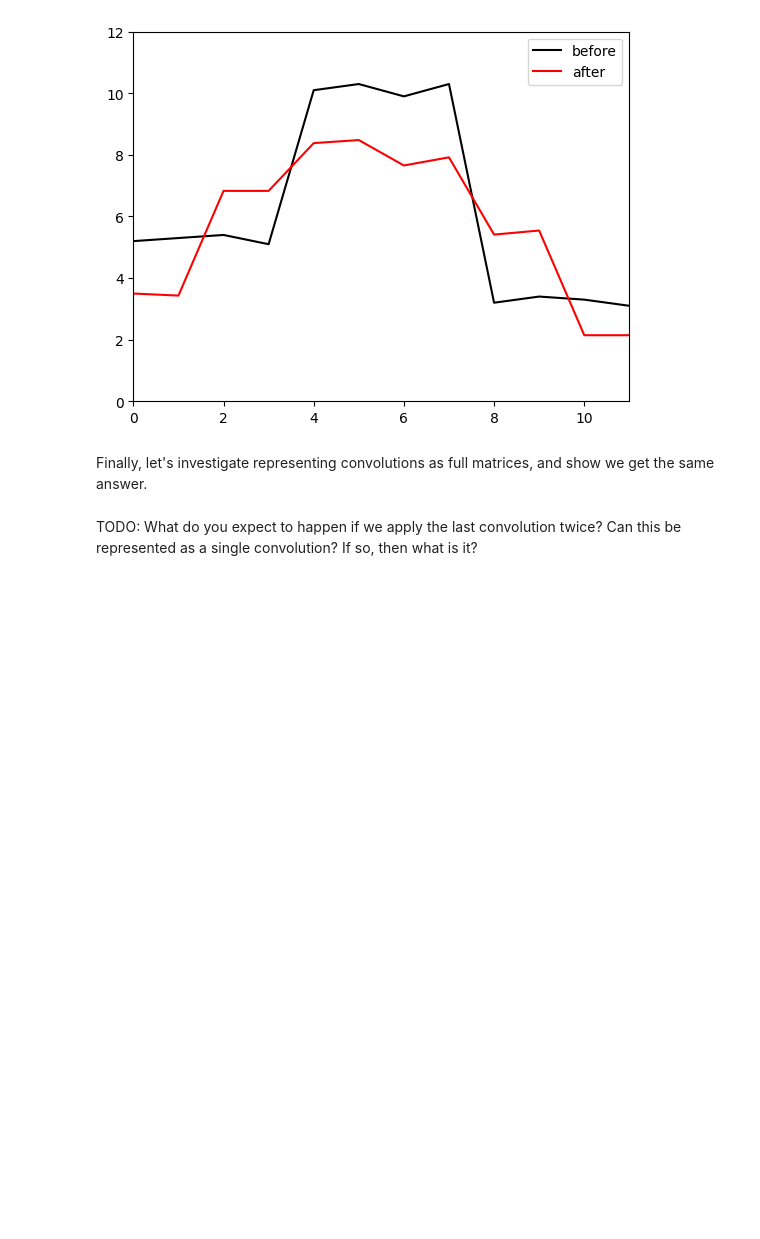
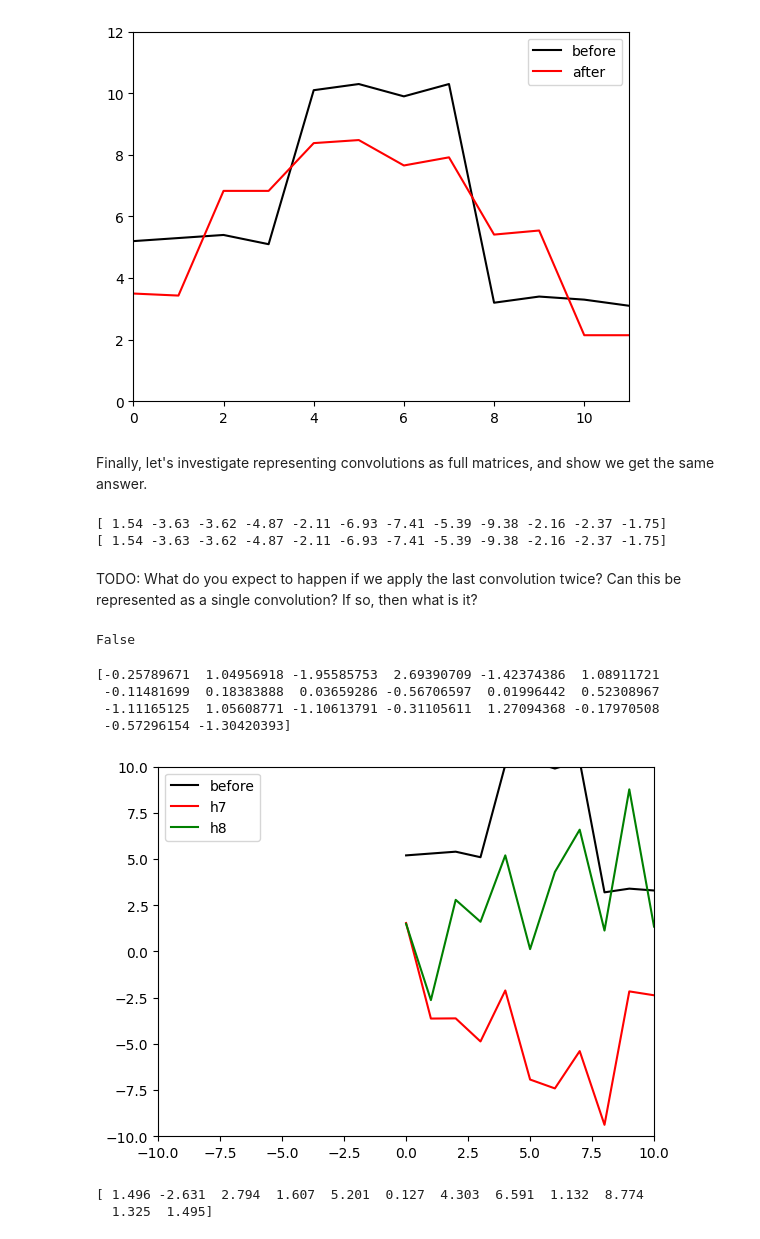
Before and after one commit to 22022658NguyenTienKhoi/Rooting-AI, a Jupyter notebook: Notebooks/Chap10/10_1_1D_Convolution.ipynb, the cells around one changed output. Drawn from its saved outputs; the diff is of its cells as text; code cells hidden in the pictures; blank space fills up the shorter version.

```diff
--- a/Notebooks/Chap10/10_1_1D_Convolution.ipynb
+++ b/Notebooks/Chap10/10_1_1D_Convolution.ipynb
@@ -193,10 +193,11 @@ def get_conv_mat_3_1_1_zp(n_out, omega):
   omega_mat = np.zeros((n_out,n_out))
   # TODO Fill in this matrix
   # Replace this line:
-  omega_mat = omega_mat
-
-
-
+  for i in range(len(omega_mat)):
+    for j in range(3):
+      idx = i + j - 1
+      if 0 <= idx < len(omega_mat):
+        omega_mat[i,idx] = omega[j]
   return omega_mat
 # %%
 # Run original convolution
@@ -208,5 +209,8 @@ print(h6)
 omega_mat = get_conv_mat_3_1_1_zp(len(x), omega)
 h7 = np.matmul(omega_mat, x)
 print(h7)
+# %% [output]
+[ 1.54 -3.63 -3.62 -4.87 -2.11 -6.93 -7.41 -5.39 -9.38 -2.16 -2.37 -1.75]
+[ 1.54 -3.63 -3.62 -4.87 -2.11 -6.93 -7.41 -5.39 -9.38 -2.16 -2.37 -1.75]
 # %% [markdown]
 TODO:  What do you expect to happen if we apply the last convolution twice?  Can this be represented as a single convolution?  If so, then what is it?
@@ -212,0 +219,48 @@ TODO:  What do you expect to happen if we apply the last convolution twice?  Can
+# %%
+import numpy as np
+
+# random input
+x = np.random.randn(20)
+
+w1 = np.array([1,2,1])
+w2 = np.array([1,2,1])
+
+# two convs
+y1 = conv_3_1_1_zp(x, w1)
+y2 = conv_3_1_1_zp(y1, w2)
+
+# combined kernel
+w_eq = np.convolve(w2, w1)
+
+# single conv
+x_pad = np.pad(x, 2)
+y_eq = conv_5_1_1_zp(x_pad, w_eq)
+
+print(np.allclose(y2, y_eq[2:-2]))
+# %% [output]
+False
+# %%
+h9 = conv_5_1_1_zp(np.pad(x, 2), new_omega)
+print(h9[2:-2])
+# %% [output]
+[-0.25789671  1.04956918 -1.95585753  2.69390709 -1.42374386  1.08911721
+ -0.11481699  0.18383888  0.03659286 -0.56706597  0.01996442  0.52308967
+ -1.11165125  1.05608771 -1.10613791 -0.31105611  1.27094368 -0.17970508
+ -0.57296154 -1.30420393]
+# %%
+fig,ax = plt.subplots()
+ax.plot(x, 'k-',label='before')
+ax.plot(h7, 'r-',label='h7')
+ax.plot(h8, 'g-',label='h8')
+ax.set_xlim(-10,10)
+ax.set_ylim(-10, 10)
+ax.legend()
+plt.show()
+# %% [output]
+[figure, added]
+# %%
+h8 = np.matmul(omega_mat, h7)
+print(h8)
+# %% [output]
+[ 1.496 -2.631  2.794  1.607  5.201  0.127  4.303  6.591  1.132  8.774
+  1.325  1.495]
```
Also changed, not shown: parts of 1 cell of this notebook.
